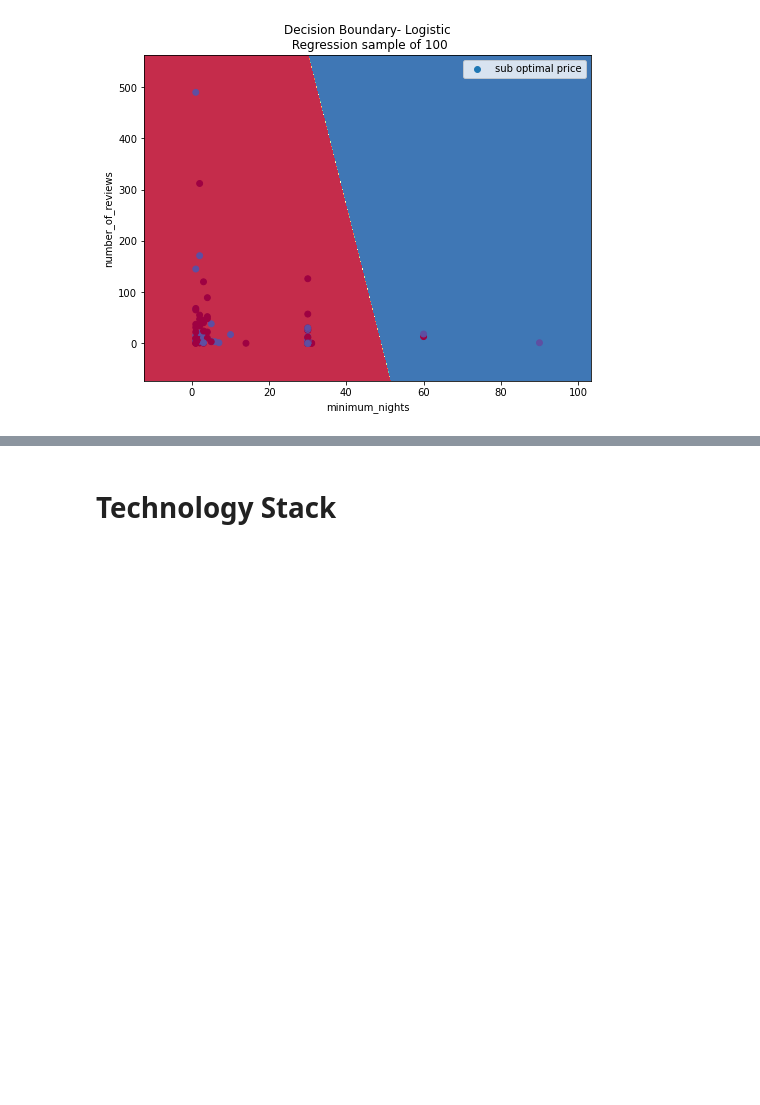
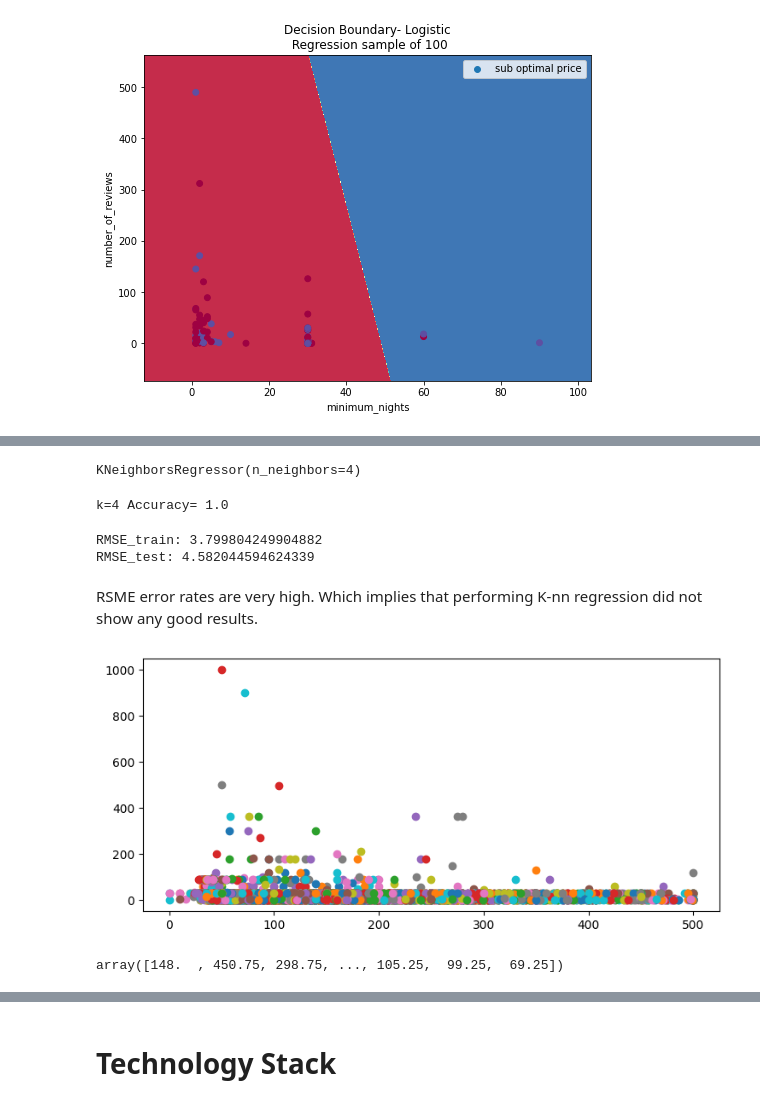
Before and after one commit to Naren1610/IST5520GrpProj, a Jupyter notebook: Milestone3_v4.ipynb, the cells around one changed output, grey strips where cells are left out. Cells and saved outputs as stored; diff of their text form; code cells hidden in the pictures; blank space fills up the shorter version.

```diff
--- a/Milestone3_v4.ipynb
+++ b/Milestone3_v4.ipynb
@@ -1009,0 +1178,9 @@ plt.legend()
+# %%
+# for regression
+import sklearn as skl
+from sklearn.naive_bayes import MultinomialNB
+X_reg = pd.get_dummies(data=df2,
+                   columns=['room_type','neighbourhood_group'],
+                   prefix = ['room_type','neighbourhood_group'])
+
+X_reg.info()
@@ -1009,0 +1205,3 @@ plt.legend()
+# %%
+y_reg = df2['price'].copy()
+y_reg.head()
@@ -1009,0 +1234,3 @@ plt.legend()
+# %%
+y = df2['PriceClass'].copy()
+y.head()
@@ -1009,0 +1251,8 @@ plt.legend()
+# %%
+# for regression
+from sklearn.model_selection import train_test_split
+
+# 20-80% simple split
+train_y_reg,test_y_reg,train_X_reg,test_X_reg = train_test_split(y_reg, X_reg,
+                                                 test_size=0.2,
+                                                 random_state=123)
@@ -1009,0 +1339,5 @@ plt.legend()
+# %%
+knn_reg=KNeighborsRegressor(4)
+knn_reg.fit(train_X_reg,train_y_reg)
+# %% [output]
+KNeighborsRegressor(n_neighbors=4)
@@ -1009,0 +1346,38 @@ plt.legend()
+# %%
+print('k=4 Accuracy=',knn_reg.score(test_X_scale_reg,pred_y_reg))
+# %% [output]
+k=4 Accuracy= 1.0
+# %%
+from sklearn.metrics import mean_squared_error
+from math import sqrt
+train_preds_grid = gridsearch.predict(train_X_reg)
+train_mse = mean_squared_error(train_y_reg, train_preds_grid)
+train_rmse = sqrt(train_mse)
+test_preds_grid = gridsearch.predict(test_X_reg)
+test_mse = mean_squared_error(test_y_reg, test_preds_grid)
+test_rmse = sqrt(test_mse)
+print('RMSE_train:',train_rmse)
+
+print('RMSE_test:',test_rmse)
+# %% [output]
+RMSE_train: 3.799804249904882
+RMSE_test: 4.582044594624339
+# %% [markdown]
+ RSME error rates are very high. Which implies that performing K-nn regression did not show any good results.
+# %%
+# scatter plot
+import numpy as np
+from matplotlib import pyplot as plt
+plt.rcParams["figure.figsize"] = [7.50, 3.50]
+plt.rcParams["figure.autolayout"] = True
+xs = test_X_reg['price']
+ys = test_X_reg['minimum_nights']
+for x, y in zip(xs, ys):
+   plt.scatter(x, y, cmap="copper")
+plt.show()
+# %% [output]
+[figure, added]
+# %%
+train_preds_grid
+# %% [output]
+array([148.  , 450.75, 298.75, ..., 105.25,  99.25,  69.25])
```
Also changed, not shown: parts of 50 cells of this notebook.
